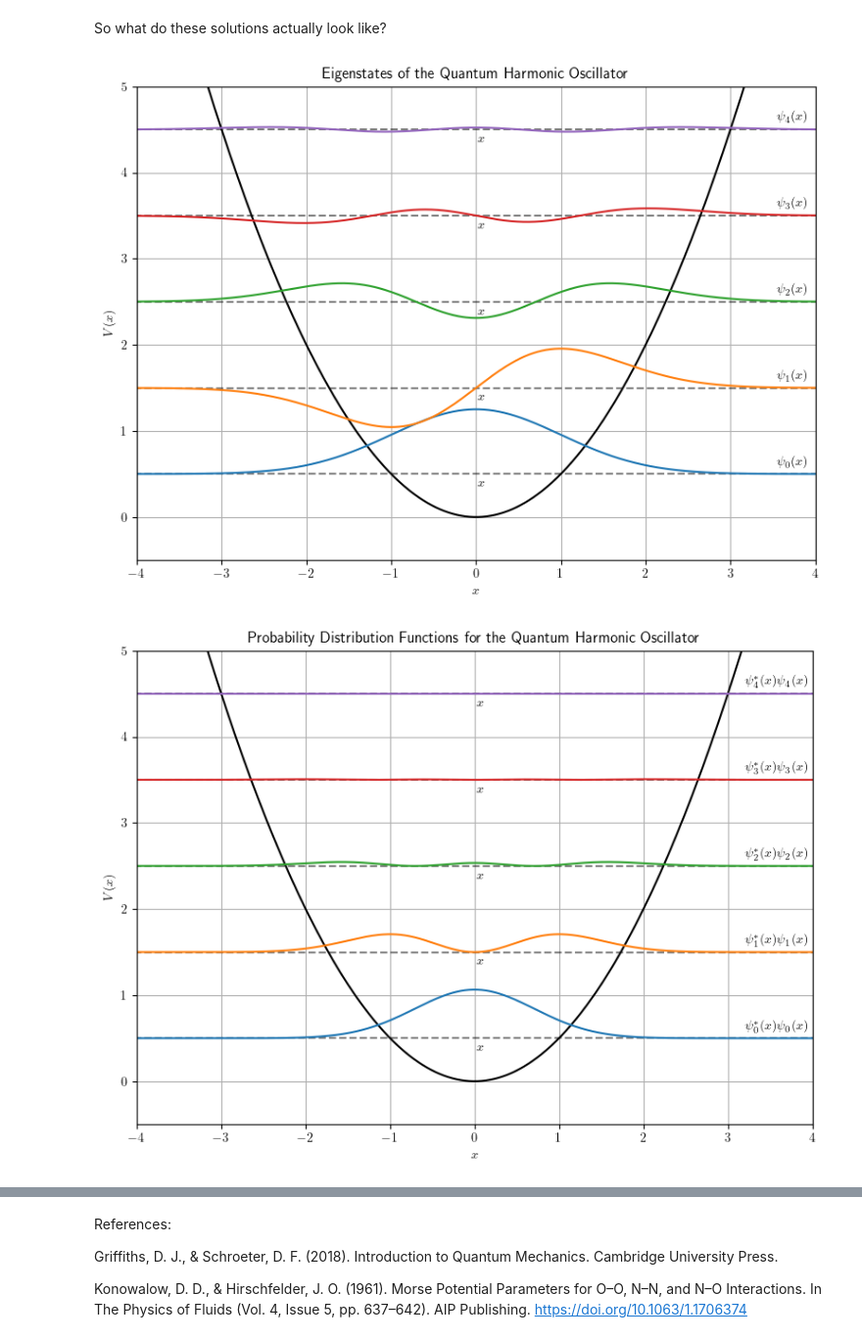
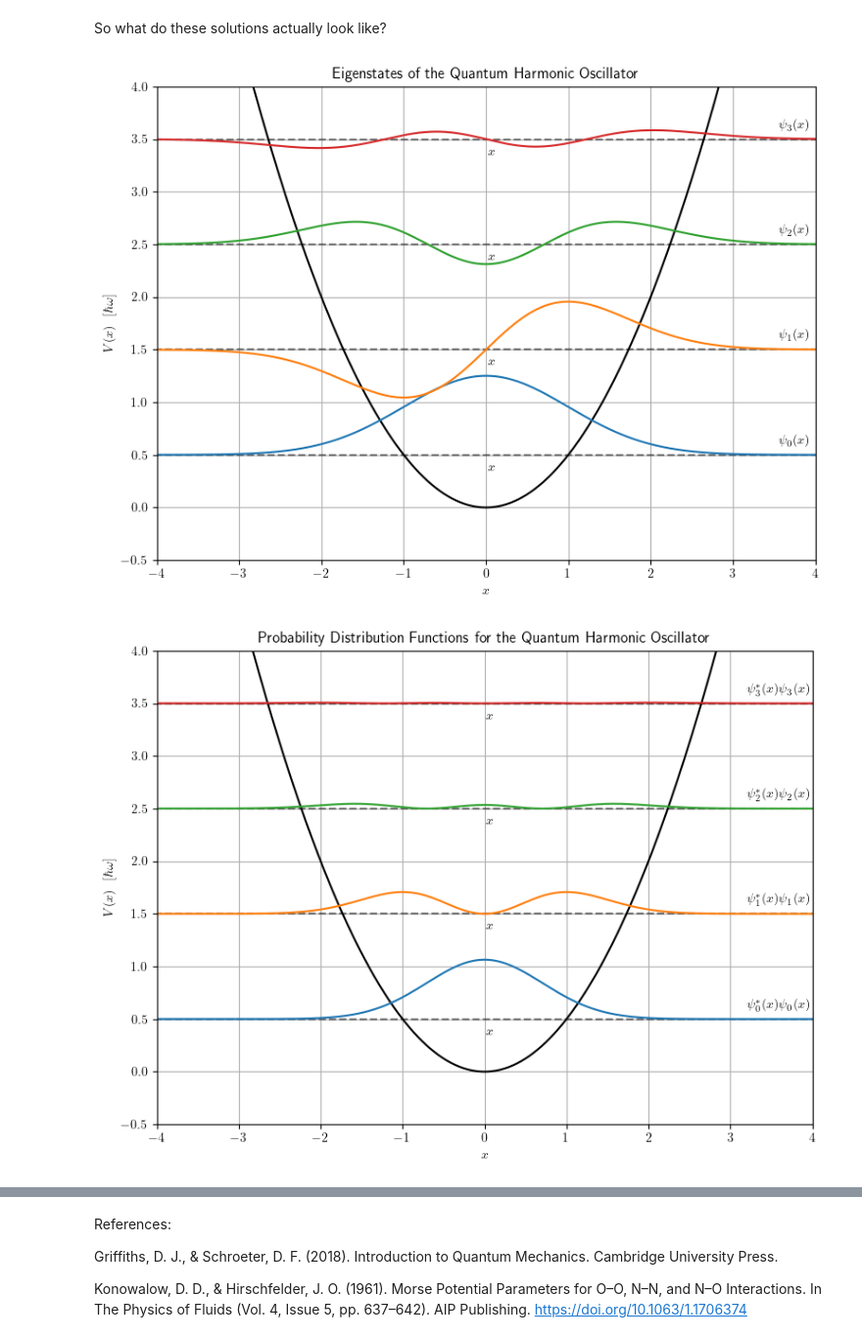
Before and after one commit to CBrown345/PHYS309, a Jupyter notebook: harmonic_oscillator.ipynb, the cells around one changed output, grey strips where cells are left out. Shown at 98% size. Saved outputs shown, nothing was run; the diff lists cells and outputs as text; code cells hidden in the pictures.

Commit message:
Fixed plots, tentative final submission

```diff
--- a/harmonic_oscillator.ipynb
+++ b/harmonic_oscillator.ipynb
@@ -140,30 +140,30 @@ def psi_n(x,n):
 def V(x):
     return (1/2)*(x**2)
 # %%
-n_max = 4
+n_max = 3
 x = np.linspace(-5,5, 1000)
 plt.figure(figsize=(8, 6))
 plt.plot(x, V(x), 'k', label='Potential')
 for n in range( n_max + 1):
     offset = n + 0.5 #For spacing the wave functions apart vertically
     plt.plot(x, np.zeros_like(x)+ offset, linestyle = "--", c = "black", alpha = .5)
     psi = psi_n(x,n)
     plt.plot(x, psi  + offset, label=f"$n={n}$")
     plt.text(3.55, offset + .1,fr"$\psi_{{{n}}}(x)$")
     plt.text(0.02, offset - .15,r"$x$")
 
 
 plt.xlabel(r"$x$")
-plt.ylabel(r"$V(x)$")
+plt.ylabel(r"$V(x)~~[\hbar \omega]$")
 plt.ylim(-0.5, n_max + 1)
 plt.xlim(-4,4)
 plt.title(r"Eigenstates of the Quantum Harmonic Oscillator")
 plt.grid(True)
 #plt.legend(loc = 2)
 plt.tight_layout()
 plt.show()
 # %% [output]
-[figure, old version]
+[figure, new version]
 # %%
 x = np.linspace(-5,5, 1000)
 plt.figure(figsize=(8, 6))
@@ -178,7 +178,7 @@ for n in range( n_max + 1):
 
 
 plt.xlabel(r"$x$")
-plt.ylabel(r"$V(x)$")
+plt.ylabel(r"$V(x)~~[\hbar \omega]$ ")
 plt.ylim(-0.5, n_max + 1)
 plt.xlim(-4,4)
 plt.title(r"Probability Distribution Functions for the Quantum Harmonic Oscillator")
@@ -187,5 +187,5 @@ plt.grid(True)
 plt.tight_layout()
 plt.show()
 # %% [output]
-[figure, old version]
+[figure, new version]
 # %% [markdown]
```
Also changed, not shown: parts of 1 cell of this notebook.
